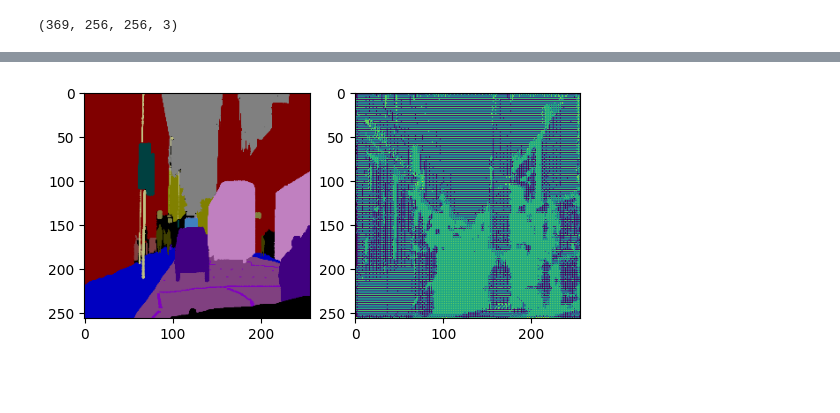
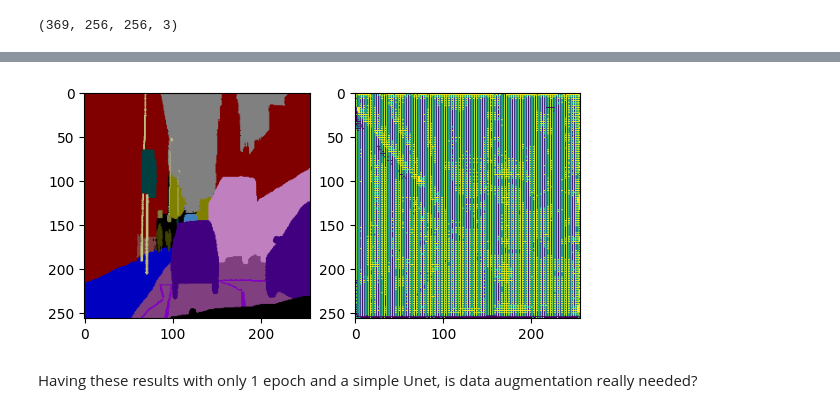
Before and after one commit to DavidAlexanderMoe/Road-Semantic-Segmentation-with-Unets, a Jupyter notebook: Script.ipynb, the cells around one changed output, grey strips where cells are left out. Saved outputs shown, nothing was run; the diff lists cells and outputs as text; code cells hidden in the pictures; blank space fills up the shorter version.

```diff
--- a/Script.ipynb
+++ b/Script.ipynb
@@ -383,0 +270,4 @@ def categorical_focal_loss(gamma=2.0, alpha=0.25):
+# %%
+model2 = alternative_unet(shapes[0], shapes[1], shapes[2], 32)
+model2.compile(optimizer=keras.optimizers.Adam(learning_rate=1e-3), loss='categorical_crossentropy', metrics=['accuracy'])
+model2.summary()
@@ -403,2 +311,8 @@ Trainable params: 8,718,016
 Non-trainable params: 0
 __________________________________________________________________________________________________
+# %%
+history2 = model2.fit(train_images, train_masks_encoded,
+                    batch_size=16,
+                    verbose=1,
+                    validation_data=(val_images, val_masks_encoded),
+                    epochs=1)
@@ -426,0 +334,3 @@ y_pred_argmax=np.argmax(y_pred, axis=3)
+# %%
+y_pred2=model2.predict(test_images)
+y_pred_argmax2=np.argmax(y_pred2, axis=3)
@@ -435,4 +343,6 @@ show_pairs(test_masks[1], y_pred_argmax[1,:,:])
-# %%
-show_pairs(test_masks[1], y_pred_argmax[1,:,:])
-# %% [output]
-[figure, removed]
+# %%
+show_pairs(test_masks[0], y_pred_argmax2[0,:,:])
+# %% [output]
+[figure, added]
+# %% [markdown]
+Having these results with only 1 epoch and a simple Unet, is data augmentation really needed?
```
Also changed, not shown: parts of 18 cells of this notebook.
